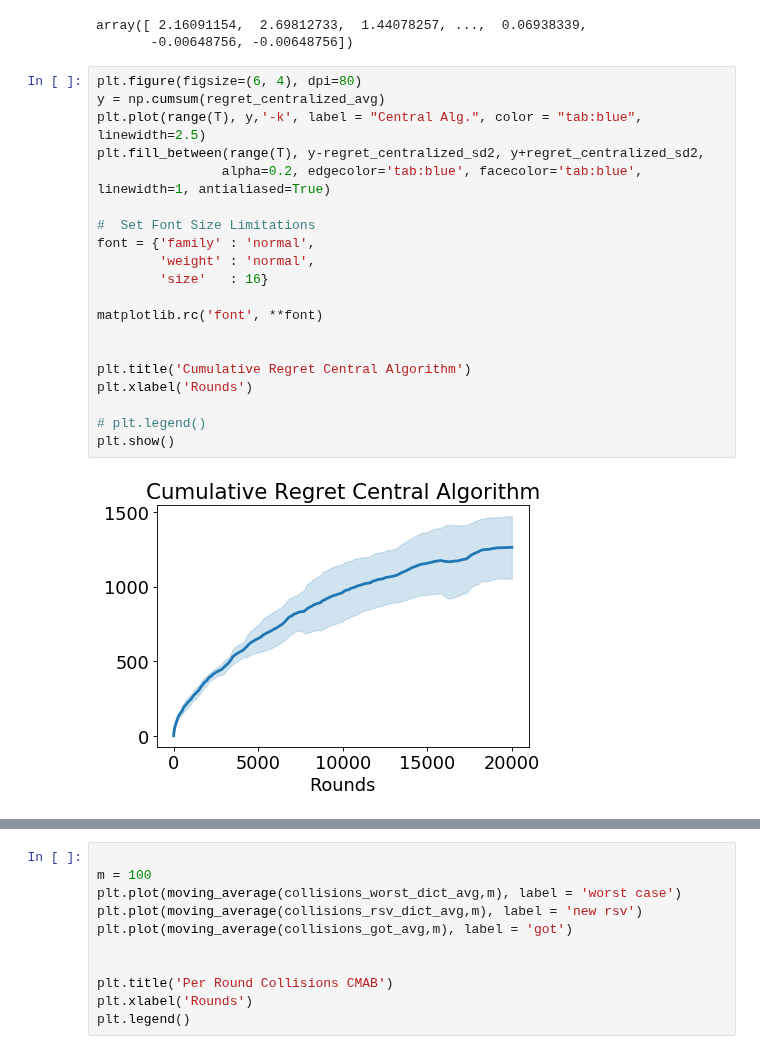
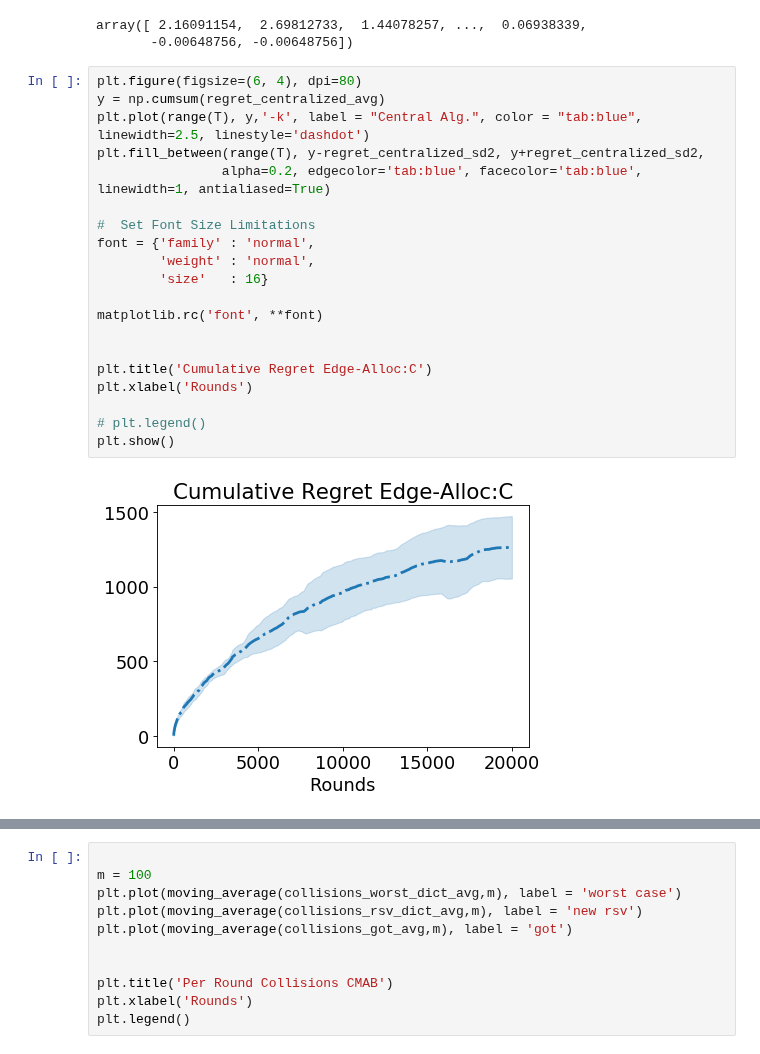
Before and after one commit to tj-kim/DistMEC, a Jupyter notebook: experiments/22_07_19 Exp1 Algorithm Comparison.ipynb, the cells around one changed output, grey strips where cells are left out. Saved outputs shown, nothing was run; the diff lists cells and outputs as text.

Commit message:
plot update

```diff
--- a/experiments/22_07_19 Exp1 Algorithm Comparison.ipynb
+++ b/experiments/22_07_19 Exp1 Algorithm Comparison.ipynb
@@ -294,25 +294,25 @@ array([ 2.16091154,  2.69812733,  1.44078257, ...,  0.06938339,
 # %%
 plt.figure(figsize=(6, 4), dpi=80)
 y = np.cumsum(regret_centralized_avg)
-plt.plot(range(T), y,'-k', label = "Central Alg.", color = "tab:blue", linewidth=2.5)
+plt.plot(range(T), y,'-k', label = "Central Alg.", color = "tab:blue", linewidth=2.5, linestyle='dashdot')
 plt.fill_between(range(T), y-regret_centralized_sd2, y+regret_centralized_sd2,
                 alpha=0.2, edgecolor='tab:blue', facecolor='tab:blue', linewidth=1, antialiased=True)
 
 #  Set Font Size Limitations
 font = {'family' : 'normal',
         'weight' : 'normal',
         'size'   : 16}
 
 matplotlib.rc('font', **font)
 
 
-plt.title('Cumulative Regret Central Algorithm')
+plt.title('Cumulative Regret Edge-Alloc:C')
 plt.xlabel('Rounds')
 
 # plt.legend()
 plt.show()
 # %% [output]
-[figure, old version]
+[figure, new version]
 # %%
 plt.figure(figsize=(6, 4), dpi=80)
 
```
Also changed, not shown: parts of 3 cells of this notebook, 4 other files.
